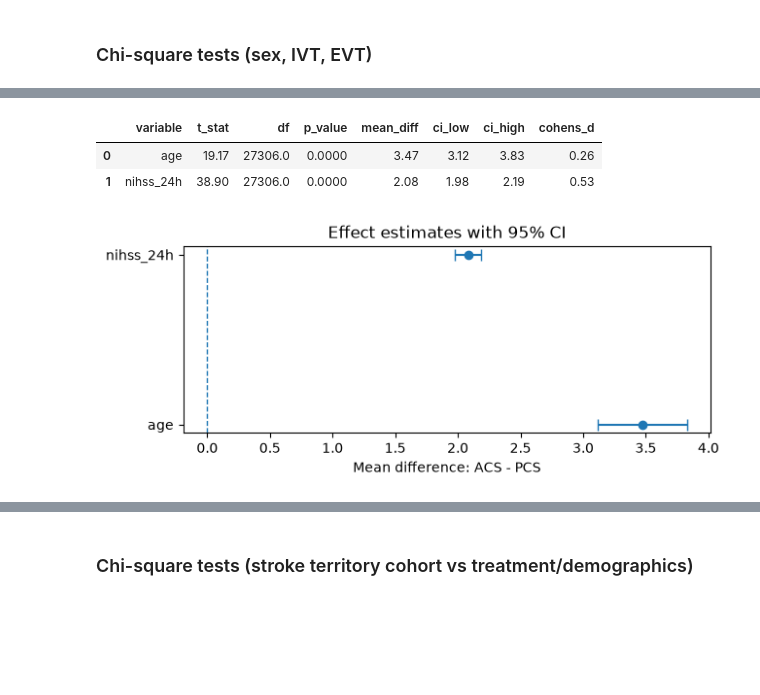
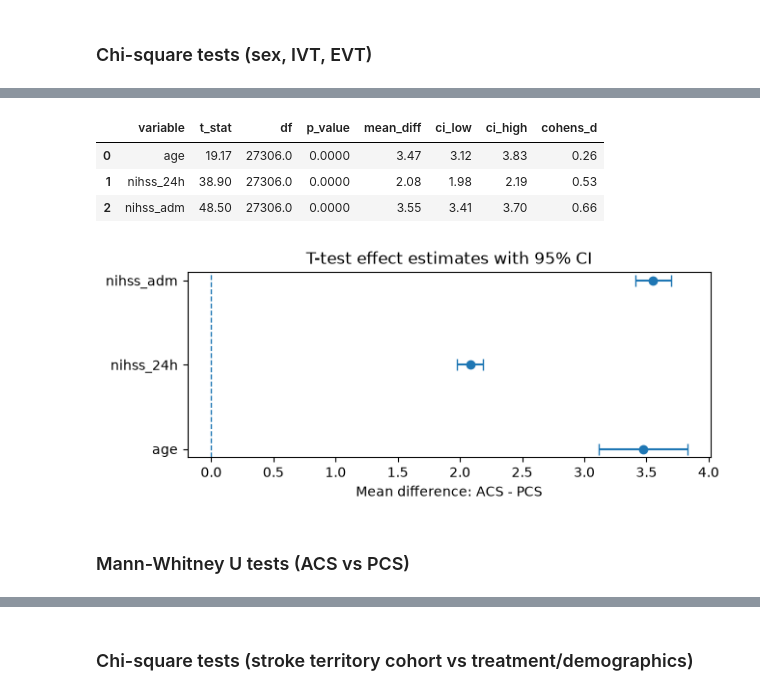
Before and after one commit to madgik/mip-jupyter, a Jupyter notebook: workspace/examples/feres_analysis.ipynb, the cells around one changed output, grey strips where cells are left out. Drawn from its saved outputs; the diff is of its cells as text; code cells hidden in the pictures; blank space fills up the shorter version.

```diff
--- a/workspace/examples/feres_analysis.ipynb
+++ b/workspace/examples/feres_analysis.ipynb
@@ -329,6 +350,25 @@ def _ttest_df_from_results(results_by_variable):
     return pd.DataFrame(rows)
 
 
+def _mann_whitney_df_from_results(results_by_variable):
+    rows = []
+    for variable, result in results_by_variable.items():
+        summary = result.summary()
+        if not isinstance(summary, dict):
+            continue
+        rows.append(
+            {
+                "variable": variable,
+                "u_stat": summary.get("u_stat"),
+                "z_score": summary.get("z_score"),
+                "p_value": summary.get("p_value"),
+                "n_acs": summary.get("n1"),
+                "n_pcs": summary.get("n2"),
+            }
+        )
+    return pd.DataFrame(rows)
+
+
 def _logistic_term_label(term, variables_by_code):
     if term == "Intercept":
         return "Intercept"
@@ -374,7 +414,6 @@ def _logistic_result_to_dataframe(result):
     df["odds_ratio"] = np.exp(df["coef"])
     df["or_lower_ci"] = np.exp(df["lower_ci"])
     df["or_upper_ci"] = np.exp(df["upper_ci"])
-
     return df
 # %% [markdown]
 ### Cohort validation plot
@@ -525,7 +587,7 @@ Independent t-tests and chi-square tests below cover the cohort comparisons incl
 # %% [markdown]
 ### Chi-square tests (sex, IVT, EVT)
 # %%
-display(Markdown("### ACS vs PCS statistical comparison"))
+display(Markdown("### Independent t-tests (ACS vs PCS)"))
 
 age_t_test = pipeline.t_test(
     variable=age,
@@ -541,10 +603,18 @@ nihss_24h_t_test = pipeline.t_test(
     group_b="PCS",
 )
 
+nihss_adm_t_test = pipeline.t_test(
+    variable=nihss_adm,
+    group_by=stroke_territory_cohort,
+    group_a="ACS",
+    group_b="PCS",
+)
+
 ttest_df = _ttest_df_from_results(
     {
         "age": age_t_test,
         "nihss_24h": nihss_24h_t_test,
+        "nihss_adm": nihss_adm_t_test,
     }
 )
 
@@ -581,6 +651,50 @@ ax.axvline(0, linestyle="--", linewidth=1)
 ax.set_yticks(y_pos)
 ax.set_yticklabels(plot_df["variable"])
 ax.set_xlabel("Mean difference: ACS - PCS")
-ax.set_title("Effect estimates with 95% CI")
+ax.set_title("T-test effect estimates with 95% CI")
 plt.show()
+
+display(Markdown("### Mann-Whitney U tests (ACS vs PCS)"))
+
+age_mann_whitney = pipeline.mann_whitney_u_test(
+    variable=age,
+    group_by=stroke_territory_cohort,
+    group_a="ACS",
+    group_b="PCS",
+)
+
+nihss_24h_mann_whitney = pipeline.mann_whitney_u_test(
+    variable=nihss_24h,
+    group_by=stroke_territory_cohort,
+    group_a="ACS",
+    group_b="PCS",
+)
+
+nihss_adm_mann_whitney = pipeline.mann_whitney_u_test(
+    variable=nihss_adm,
+    group_by=stroke_territory_cohort,
+    group_a="ACS",
+    group_b="PCS",
+)
+
+mann_whitney_df = _mann_whitney_df_from_results(
+    {
+        "age": age_mann_whitney,
+        "nihss_24h": nihss_24h_mann_whitney,
+        "nihss_adm": nihss_adm_mann_whitney,
+    }
+)
+
+display(
+    mann_whitney_df.style.format(
+        {
+            "u_stat": "{:.2f}",
+            "z_score": "{:.2f}",
+            "p_value": "{:.4f}",
+            "n_acs": "{:.0f}",
+            "n_pcs": "{:.0f}",
+        },
+        na_rep="—",
+    )
+)
 # %% [output]
@@ -588,4 +702,6 @@ plt.show()
 |  | variable | t_stat | df | p_value | mean_diff | ci_low | ci_high | cohens_d |
 | 0 | age | 19.17 | 27306.0 | 0.0000 | 3.47 | 3.12 | 3.83 | 0.26 |
 | 1 | nihss_24h | 38.90 | 27306.0 | 0.0000 | 2.08 | 1.98 | 2.19 | 0.53 |
+| 2 | nihss_adm | 48.50 | 27306.0 | 0.0000 | 3.55 | 3.41 | 3.70 | 0.66 |
-[figure, old version]
+[figure, new version]
+### Mann-Whitney U tests (ACS vs PCS)
```
Also changed, not shown: parts of 13 cells of this notebook, 52 other files.
